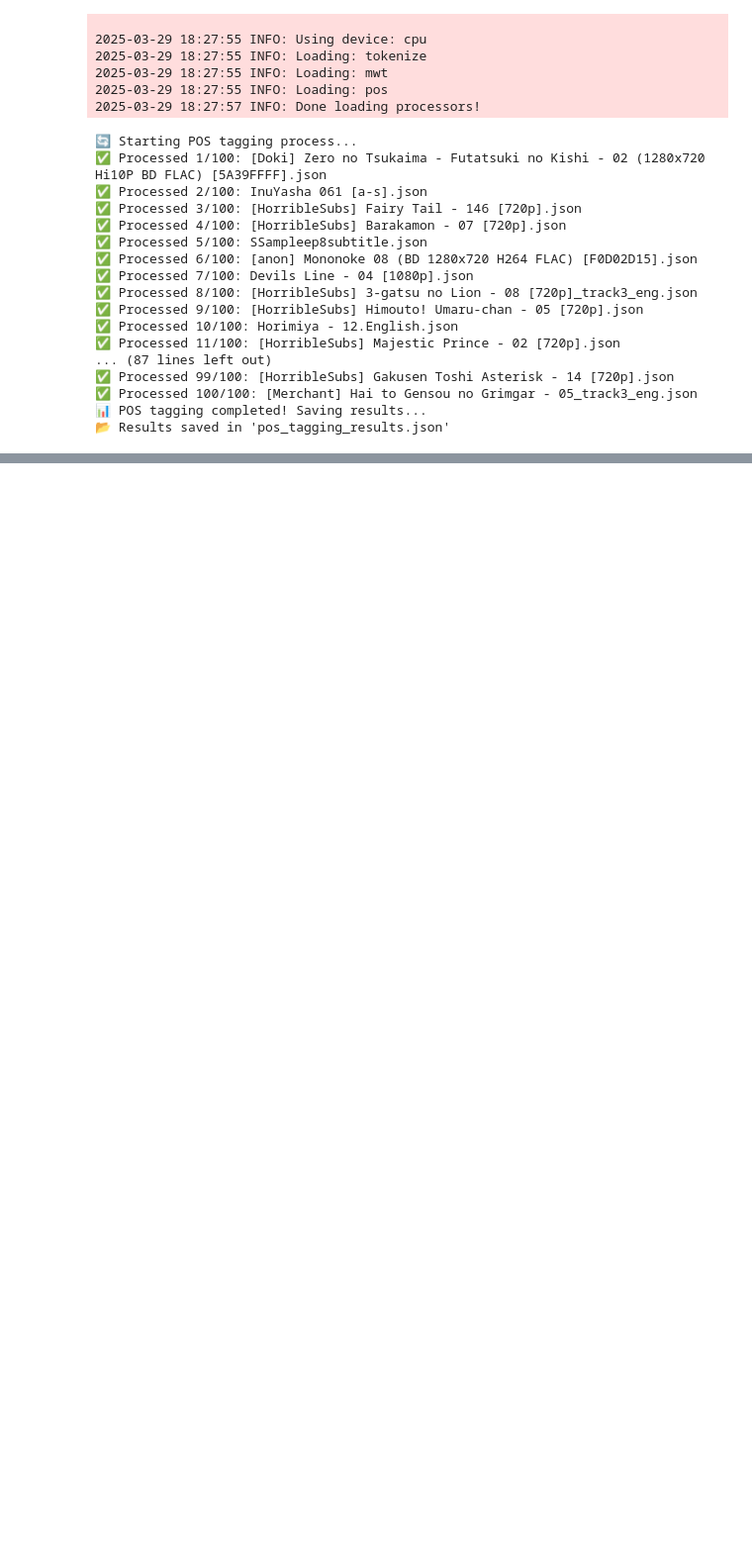
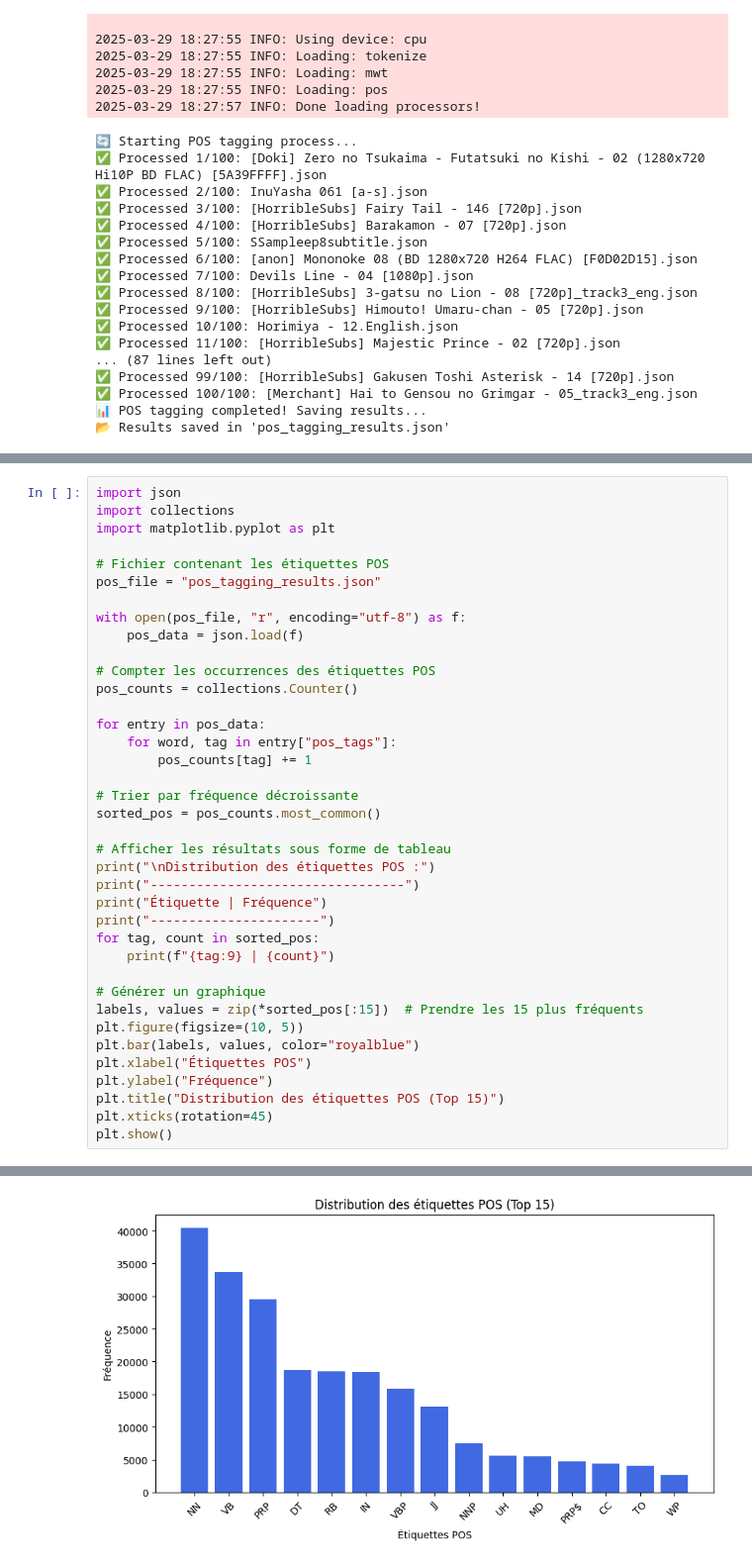
Before and after one commit to bramenn/jupyter, a Jupyter notebook: taller_1/anime-translation.ipynb, the cells around one changed output, grey strips where cells are left out. Shown: that part at 99% size. Cells and saved outputs as stored; diff of their text form; blank space fills up the shorter version.

```diff
--- a/taller_1/anime-translation.ipynb
+++ b/taller_1/anime-translation.ipynb
@@ -820,0 +824,39 @@ process_text()
+# %%
+import json
+import collections
+import matplotlib.pyplot as plt
+
+# Fichier contenant les étiquettes POS
+pos_file = "pos_tagging_results.json"
+
+with open(pos_file, "r", encoding="utf-8") as f:
+    pos_data = json.load(f)
+
+# Compter les occurrences des étiquettes POS
+pos_counts = collections.Counter()
+
+for entry in pos_data:
+    for word, tag in entry["pos_tags"]:
+        pos_counts[tag] += 1
+
+# Trier par fréquence décroissante
+sorted_pos = pos_counts.most_common()
+
+# Afficher les résultats sous forme de tableau
+print("\nDistribution des étiquettes POS :")
+print("---------------------------------")
+print("Étiquette | Fréquence")
+print("----------------------")
+for tag, count in sorted_pos:
+    print(f"{tag:9} | {count}")
+
+# Générer un graphique
+labels, values = zip(*sorted_pos[:15])  # Prendre les 15 plus fréquents
+plt.figure(figsize=(10, 5))
+plt.bar(labels, values, color="royalblue")
+plt.xlabel("Étiquettes POS")
+plt.ylabel("Fréquence")
+plt.title("Distribution des étiquettes POS (Top 15)")
+plt.xticks(rotation=45)
+plt.show()
+# %% [output]
@@ -820,0 +880 @@ process_text()
+[figure, added]
```
Also changed, not shown: parts of 3 cells of this notebook.
